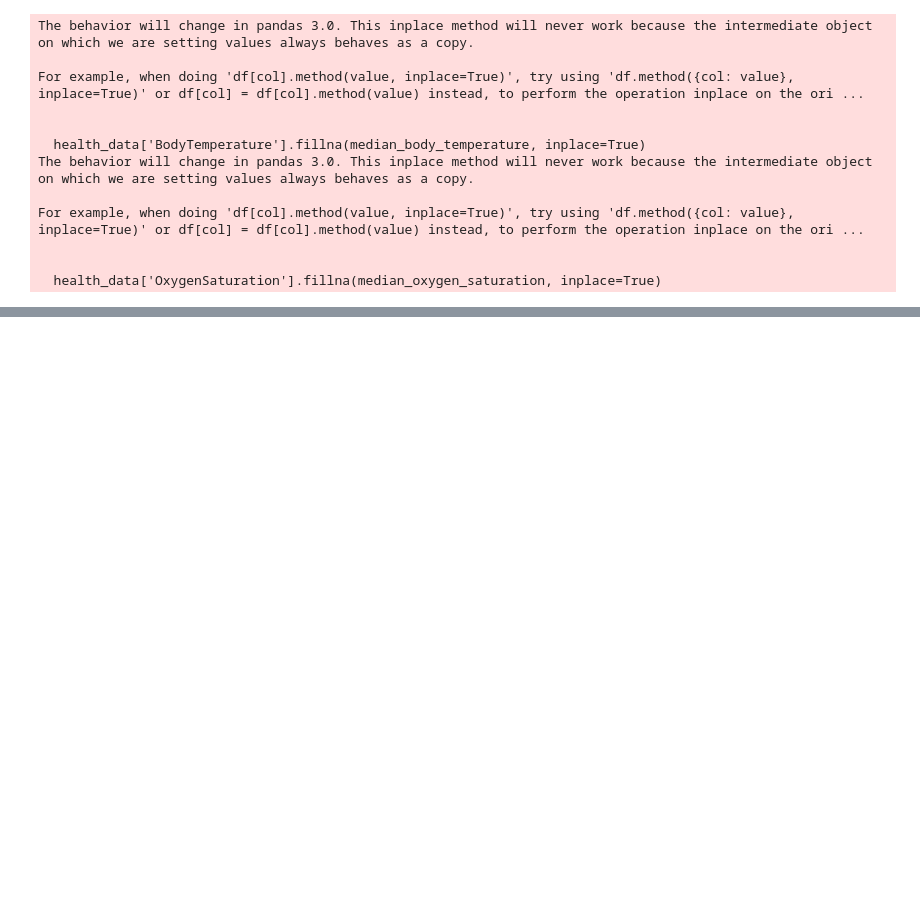
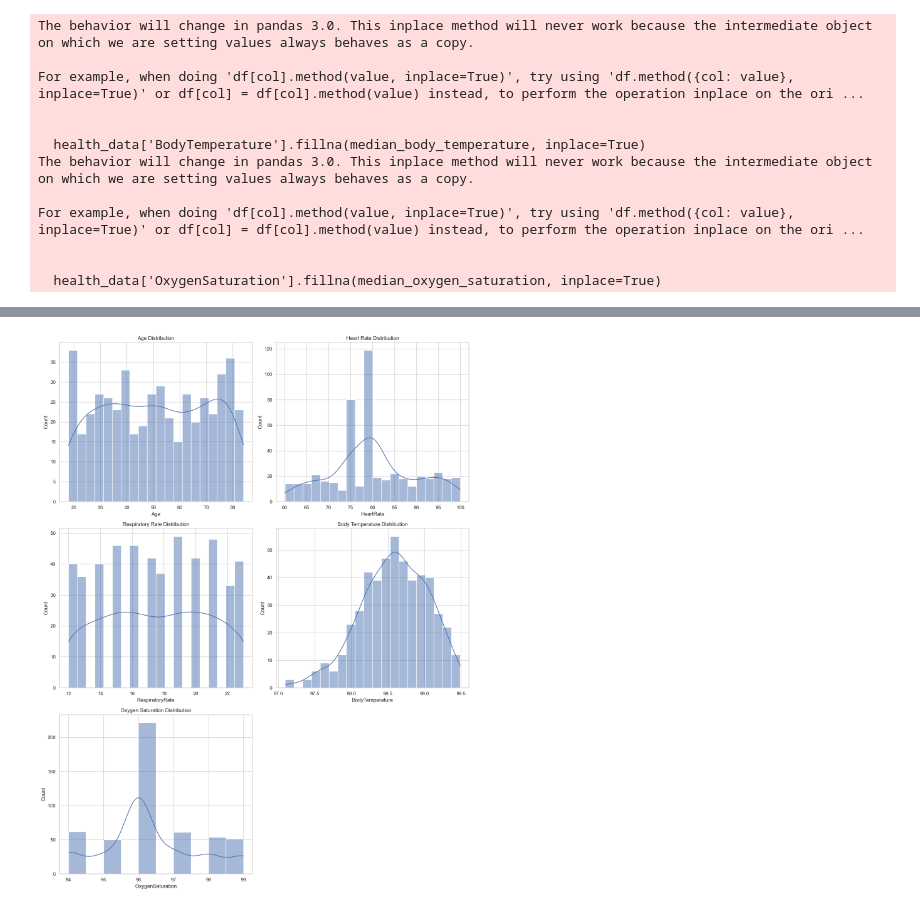
Before and after one commit to Manu-Abuya/Health-Monitoring-and-Analysis, a Jupyter notebook: notebook/health_monitoring_analysis.ipynb, the cells around one changed output, grey strips where cells are left out. Cells and saved outputs as stored; diff of their text form; code cells hidden in the pictures; blank space fills up the shorter version.

```diff
--- a/notebook/health_monitoring_analysis.ipynb
+++ b/notebook/health_monitoring_analysis.ipynb
@@ -68,0 +90,2 @@ For example, when doing 'df[col].method(value, inplace=True)', try using 'df.met
+# %%
+sns.set_theme(style="whitegrid")
@@ -68,0 +111,32 @@ For example, when doing 'df[col].method(value, inplace=True)', try using 'df.met
+# %%
+# Plotting the distributions of numerical features
+fig, axes = plt.subplots(3, 2, figsize=(14, 18))
+    # fig - figure object
+    # axes - array of Axes objects corresponding to the subplots
+
+# Age Distribution
+sns.histplot(health_data['Age'], bins=20, kde=True, ax=axes[0,0])
+axes[0,0].set_title('Age Distribution')
+
+# Heart Rate Distribution
+sns.histplot(health_data['HeartRate'], bins=20, kde=True, ax=axes[0, 1])
+axes[0, 1].set_title('Heart Rate Distribution')
+
+# Respiratory Rate Distribution
+sns.histplot(health_data['RespiratoryRate'], bins=20, kde=True, ax=axes[1, 0])
+axes[1, 0].set_title('Respiratory Rate Distribution')
+
+# Body Temperature Distribution
+sns.histplot(health_data['BodyTemperature'], bins=20, kde=True, ax=axes[1, 1])
+axes[1, 1].set_title('Body Temperature Distribution')
+
+# Oxygen Saturation Distribution
+sns.histplot(health_data['OxygenSaturation'], bins=10, kde=True, ax=axes[2, 0])
+axes[2, 0].set_title('Oxygen Saturation Distribution')
+
+fig.delaxes(axes[2,1])  # remove unused subplot
+
+plt.tight_layout()
+plt.show()
+# %% [output]
+[figure, added]
```
Also changed, not shown: parts of 7 cells of this notebook.
